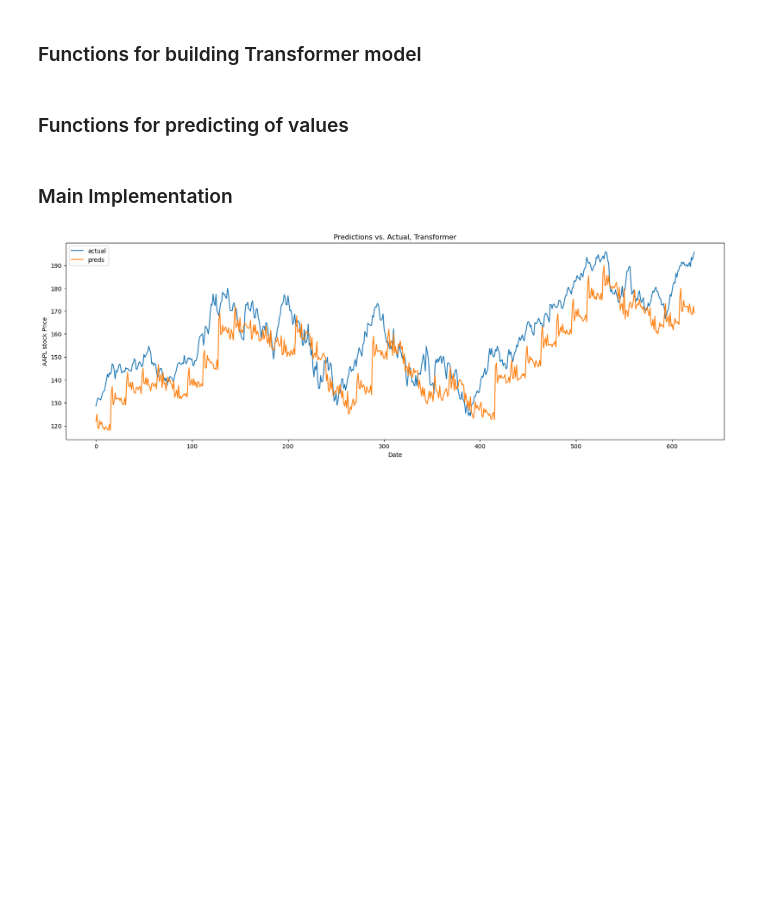
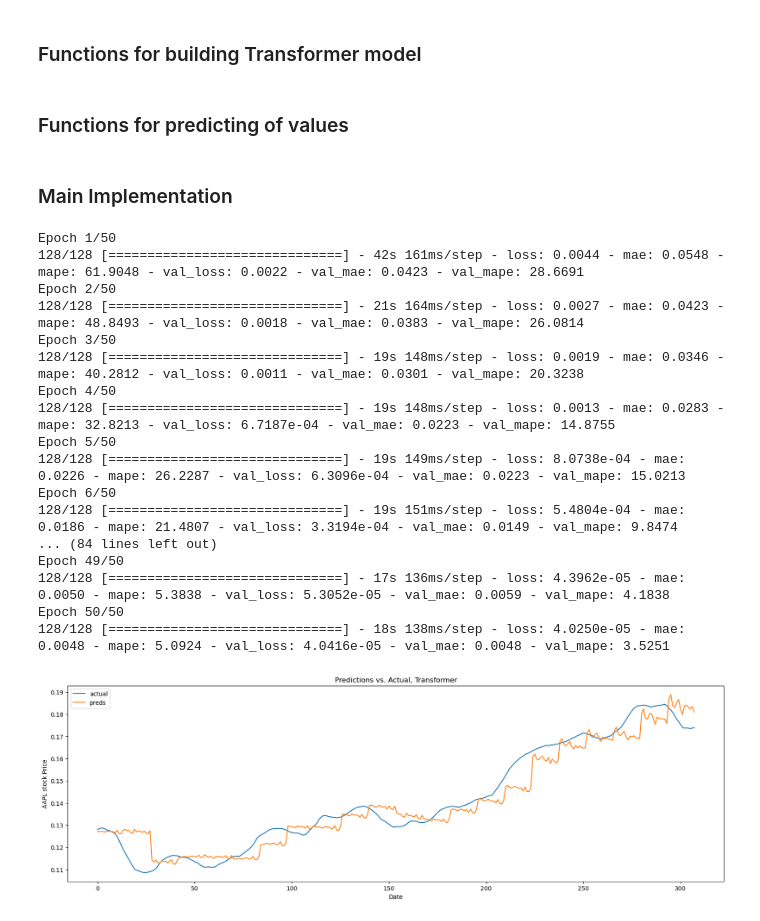
Before and after one commit to PasanovicHalid/Stock_Prediction, a Jupyter notebook: algorithms/transformer/transformer.ipynb, the cells around one changed output. Saved outputs shown, nothing was run; the diff lists cells and outputs as text; code cells hidden in the pictures; blank space fills up the shorter version.

```diff
--- a/algorithms/transformer/transformer.ipynb
+++ b/algorithms/transformer/transformer.ipynb
@@ -3,3 +5,5 @@
+# %%
+days_for_prediction = 14
 # %% [markdown]
 ### Import of libraries
 # %%
@@ -102,9 +126,13 @@ def build_transfromer(head_size,
   """
   Creates final model by building many transformer blocks.
   """
-  n_timesteps, n_features, n_outputs = 16, 1, 16
+  n_timesteps, n_features, n_outputs = days_for_prediction, 1, days_for_prediction
   inputs = keras.Input(shape=(n_timesteps, n_features))
-  x = inputs
+
+  # Add positional encoding layer
+  pos_encoding = positional_encoding(n_timesteps, n_features)
+  x = inputs + pos_encoding
+
   for _ in range(num_trans_blocks):
     x = transformer_encoder(x, head_size, num_heads, ff_dim, dropout, attention_axes)
 
@@ -173,45 +201,59 @@ def plot_results(test, preds, df, title_suffix=None, xlabel='AAPL stock Price'):
 # %%
 loaded_data = import_data_from_csv("../../data/processed/AAPL.csv")
 extracted_data = extract_features_required_for_training(loaded_data, ["Adj Close"])
 
-training_data, test_data = split_data_into_training_and_test_sets(extracted_data, 0, int(extracted_data.shape[0] * 1), 0.8)
-reshaped_training_data = reshape_data_for_transformer(training_data, 16, 1)
-reshaped_test_data = reshape_data_for_transformer(test_data, 16, 1)
-training_x_values, training_y_values = final_preparation_of_data(reshaped_training_data, 16)
-validation_x_values, validation_y_values = final_preparation_of_data(reshaped_test_data, 16)
+training_data, test_data = split_data_into_training_and_test_sets(extracted_data, 0, int(extracted_data.shape[0] * 0.5), 0.8)
+reshaped_training_data = reshape_data_for_transformer(training_data, days_for_prediction, 1)
+reshaped_test_data = reshape_data_for_transformer(test_data, days_for_prediction, 1)
+training_x_values, training_y_values = final_preparation_of_data(reshaped_training_data, days_for_prediction)
+validation_x_values, validation_y_values = final_preparation_of_data(reshaped_test_data, days_for_prediction)
 
-
-
-transformer = build_transfromer(head_size=128, num_heads=4, ff_dim=2,
-                                num_trans_blocks=4, mlp_units=[256],
-                                mlp_dropout=0.10, dropout=0.10,
-                                attention_axes=1)
+transformer = build_transfromer(head_size=256, num_heads=14, ff_dim=4,
+                                num_trans_blocks=8, mlp_units=[512],
+                                mlp_dropout=0.15, dropout=0.15)
 
 transformer.compile(
-    loss="mse",
+    loss="mae",
     optimizer=keras.optimizers.Adam(learning_rate=1e-4),
     metrics=["mae", 'mape'],
 )
 
 #transformer.summary()
 
 if(os.path.exists("checkpoints/transformer.keras")):
     transformer = keras.models.load_model("checkpoints/transformer.keras")
 else:
     callbacks = [keras.callbacks.EarlyStopping(patience=10,
                                         restore_best_weights=True)]
 
-    t_hist = transformer.fit(training_x_values, training_y_values, batch_size=40,
-                        epochs=50, validation_data=(validation_x_values, validation_y_values), callbacks=callbacks, shuffle=False)
+    t_hist = transformer.fit(training_x_values, training_y_values, batch_size=10,
+                        epochs=50, validation_data=(validation_x_values, validation_y_values), callbacks=callbacks, shuffle=True)
 
     transformer.save("checkpoints/transformer.keras")
 
 
 
 #visualize_history(t_hist)
 
-predictions = get_predictions(transformer, reshaped_test_data, 16)
+predictions = get_predictions(transformer, reshaped_test_data, days_for_prediction)
 
 plot_results(reshaped_test_data, predictions, test_data, title_suffix='Transformer')
 # %% [output]
+Epoch 1/50
+128/128 [==============================] - 42s 161ms/step - loss: 0.0044 - mae: 0.0548 - mape: 61.9048 - val_loss: 0.0022 - val_mae: 0.0423 - val_mape: 28.6691
+Epoch 2/50
+128/128 [==============================] - 21s 164ms/step - loss: 0.0027 - mae: 0.0423 - mape: 48.8493 - val_loss: 0.0018 - val_mae: 0.0383 - val_mape: 26.0814
+Epoch 3/50
+128/128 [==============================] - 19s 148ms/step - loss: 0.0019 - mae: 0.0346 - mape: 40.2812 - val_loss: 0.0011 - val_mae: 0.0301 - val_mape: 20.3238
+Epoch 4/50
+128/128 [==============================] - 19s 148ms/step - loss: 0.0013 - mae: 0.0283 - mape: 32.8213 - val_loss: 6.7187e-04 - val_mae: 0.0223 - val_mape: 14.8755
+Epoch 5/50
+128/128 [==============================] - 19s 149ms/step - loss: 8.0738e-04 - mae: 0.0226 - mape: 26.2287 - val_loss: 6.3096e-04 - val_mae: 0.0223 - val_mape: 15.0213
+Epoch 6/50
+128/128 [==============================] - 19s 151ms/step - loss: 5.4804e-04 - mae: 0.0186 - mape: 21.4807 - val_loss: 3.3194e-04 - val_mae: 0.0149 - val_mape: 9.8474
+... (84 lines left out)
+Epoch 49/50
+128/128 [==============================] - 17s 136ms/step - loss: 4.3962e-05 - mae: 0.0050 - mape: 5.3838 - val_loss: 5.3052e-05 - val_mae: 0.0059 - val_mape: 4.1838
+Epoch 50/50
+128/128 [==============================] - 18s 138ms/step - loss: 4.0250e-05 - mae: 0.0048 - mape: 5.0924 - val_loss: 4.0416e-05 - val_mae: 0.0048 - val_mape: 3.5251
-[figure, old version]
+[figure, new version]
```
Also changed, not shown: parts of 4 cells of this notebook, 12 other files.
